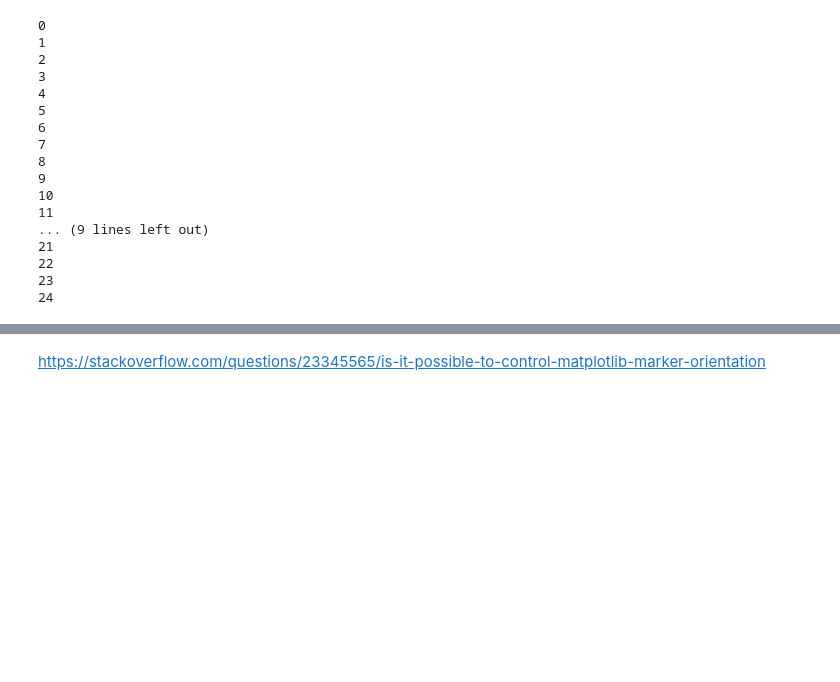
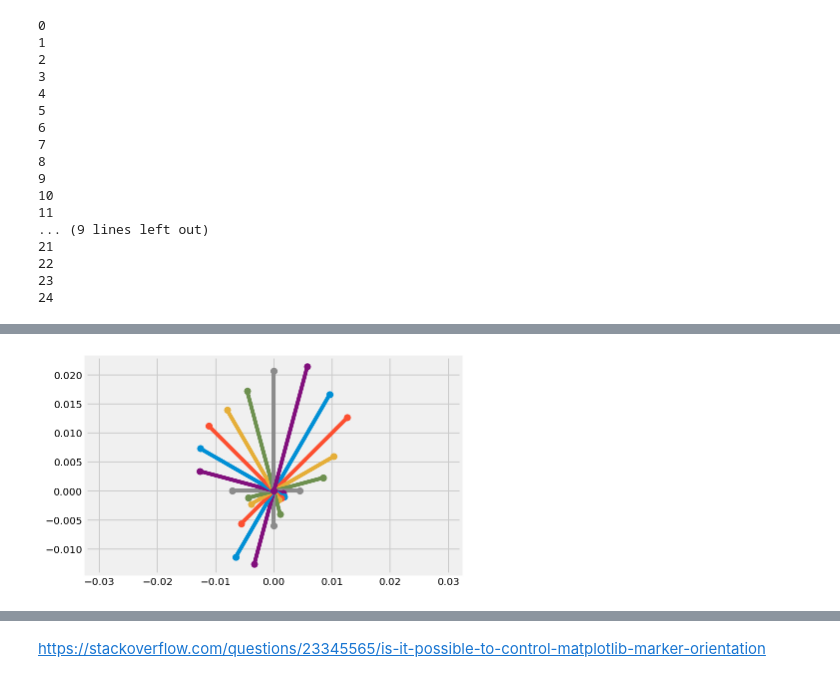
Before and after one commit to MaartenKool/CookBooks, a Jupyter notebook: cyclical.ipynb, the cells around one changed output, grey strips where cells are left out. Saved outputs shown, nothing was run; the diff lists cells and outputs as text; code cells hidden in the pictures; blank space fills up the shorter version.

```diff
--- a/cyclical.ipynb
+++ b/cyclical.ipynb
@@ -278,0 +287,8 @@ Name: hr_sin, Length: 96, dtype: float64
+# %%
+plt.axis('equal')
+for i in range(1,25):
+    plt.plot((df['hr_sin'][i]*radiusratio[i],0), (df['hr_cos'][i]*radiusratio[i],0), marker='o')
+#     plt.plot(df['hr_sin'][i]*radiusratio[i],
+#              df['hr_cos'][i]*radiusratio[i], marker='x')
+# %% [output]
+[figure, added]
```
Also changed, not shown: parts of 8 cells of this notebook, 2 other files.
